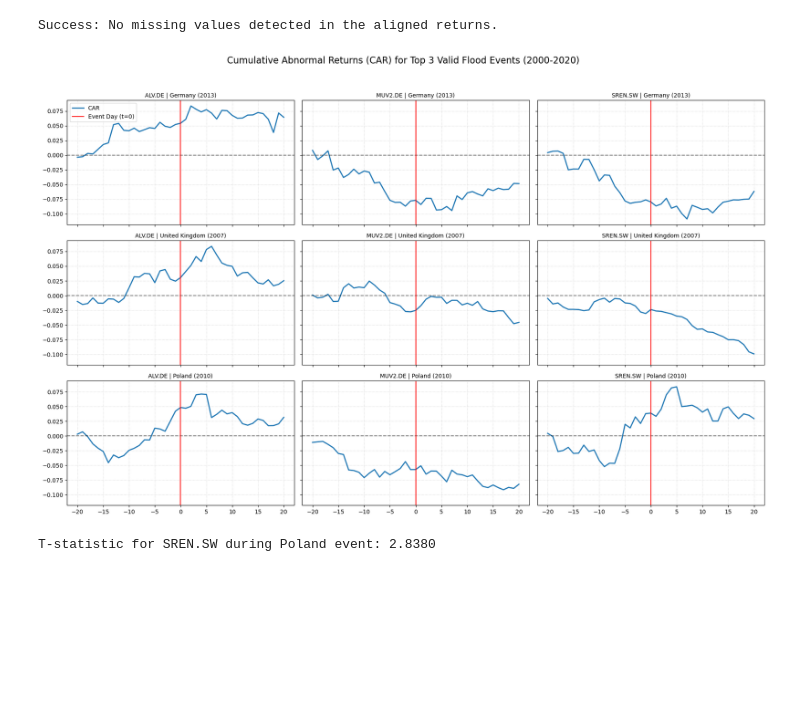
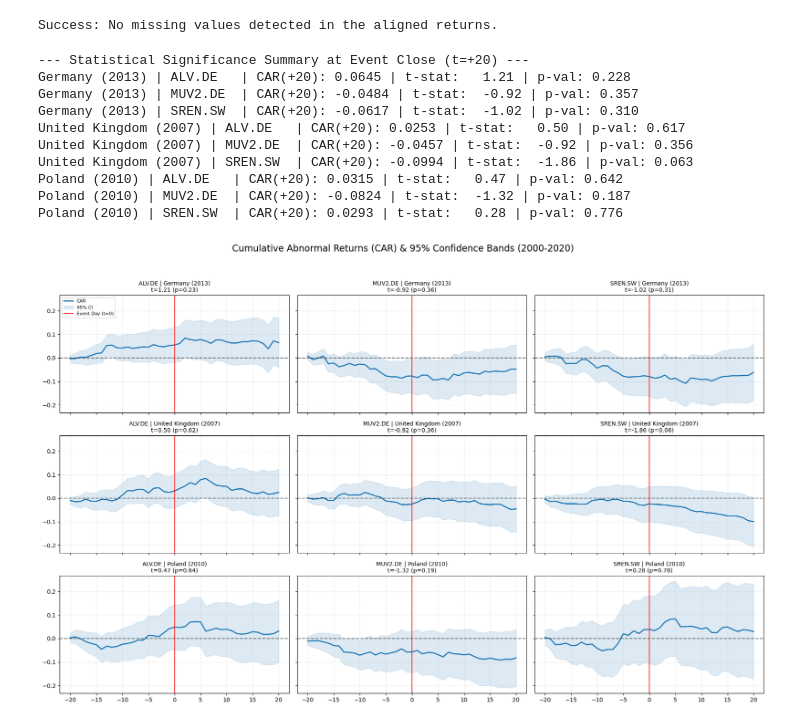
Before and after one commit to kartiktyagi0901-ux/Climate-risk-event-study, a Jupyter notebook: Climate change event study.ipynb, the cells around one changed output. Saved outputs shown, nothing was run; the diff lists cells and outputs as text; code cells hidden in the pictures; blank space fills up the shorter version.

```diff
--- a/Climate change event study.ipynb
+++ b/Climate change event study.ipynb
@@ -196,62 +198,68 @@ def test_significance(car_series):
 # 5. EXECUTION AND VISUALIZATION PIPELINE
 
 fig, axes = plt.subplots(3, 3, figsize=(18, 12), sharex=True, sharey=True)
-fig.suptitle('Cumulative Abnormal Returns (CAR) for Top 3 Valid Flood Events (2000-2020)', fontsize=16)
+fig.suptitle('Cumulative Abnormal Returns (CAR) & 95% Confidence Bands (2000-2020)', fontsize=16)
 
-# Sort all floods in the period by magnitude
 all_sorted_floods = df_period.sort_values(by='Losses (2020 euro)', ascending=False)
+valid_rows = 0
 
-valid_rows = 0
+print("--- Statistical Significance Summary at Event Close (t=+20) ---")
 
 for index, flood in all_sorted_floods.iterrows():
     if valid_rows >= 3:
-        break # Stop automatically once we have 3 successful rows plotted
+        break
 
     raw_event_date = flood['Start date']
     flood_location = flood['Country name']
     flood_year = flood['Year']
 
     try:
         trading_date = get_nearest_trading_day(raw_event_date, stock_returns.index)
-
-        # Pre-flight check: ensure we have at least 250 days of history before the event
         event_idx = stock_returns.index.get_loc(trading_date)
         if (event_idx - 250) < 0:
-            continue # Silently skip this flood and evaluate the next biggest one
+            continue
+    except KeyError:
+        continue
 
-    except KeyError:
-        continue # Skip if the date is completely unmapped
-
-    # If the code reaches here, the event has enough data. Let's plot the row!
     for col_idx, ticker in enumerate(tickers):
         ax = axes[valid_rows, col_idx]
 
-        # Run the CAPM model and calculate CAR
         capm_model = estimate_capm(stock_returns[ticker], market_returns, trading_date)
-        ar, car = calculate_car(capm_model, stock_returns[ticker], market_returns, trading_date)
+        ar, car, car_se, t_stat, p_val = calculate_car_with_stats(
+            capm_model, stock_returns[ticker], market_returns, trading_date
+        )
 
-        # Plot the Cumulative Abnormal Returns (CAR)
-        ax.plot(range(-20, 21), car, label='CAR', color='#1f77b4', linewidth=2)
+        # Print statistical test summary
+        sig_marker = "*" if p_val < 0.05 else ""
+        print(f"{flood_location} ({flood_year}) | {ticker:8} | CAR(+20): {car.iloc[-1]:.4f} | t-stat: {t_stat:6.2f} | p-val: {p_val:.3f} {sig_marker}")
+
+        # Plot CAR and 95% Confidence Bands (1.96 * SE)
+        event_range = range(-20, 21)
+        ax.plot(event_range, car, label='CAR', color='#1f77b4', linewidth=2)
+        ax.fill_between(event_range, car - 1.96*car_se, car + 1.96*car_se, color='#1f77b4', alpha=0.15, label='95% CI')
+
         ax.axhline(0, color='black', linestyle='--', alpha=0.5)
-        ax.axvline(0, color='red', linestyle='-', label='Event Day (t=0)')
+        ax.axvline(0, color='red', linestyle='-', alpha=0.8, label='Event Day (t=0)')
 
-        # Format the charts
-        ax.set_title(f"{ticker} | {flood_location} ({flood_year})", fontsize=10)
+        ax.set_title(f"{ticker} | {flood_location} ({flood_year})\nt={t_stat:.2f} (p={p_val:.2f})", fontsize=10)
         ax.grid(True, linestyle=':', alpha=0.6)
 
-        # Add legend only to the first chart
         if valid_rows == 0 and col_idx == 0:
-            ax.legend()
+            ax.legend(loc='upper left', fontsize=8)
 
-    # Increment the counter only after successfully plotting all 3 companies for this flood
     valid_rows += 1
 
 plt.tight_layout(rect=[0, 0.03, 1, 0.95])
 plt.show()
-
-t_val = test_significance(car)
-
-print(f"T-statistic for {ticker} during {flood_location} event: {t_val:.4f}")
 # %% [output]
+--- Statistical Significance Summary at Event Close (t=+20) ---
+Germany (2013) | ALV.DE   | CAR(+20): 0.0645 | t-stat:   1.21 | p-val: 0.228
+Germany (2013) | MUV2.DE  | CAR(+20): -0.0484 | t-stat:  -0.92 | p-val: 0.357
+Germany (2013) | SREN.SW  | CAR(+20): -0.0617 | t-stat:  -1.02 | p-val: 0.310
+United Kingdom (2007) | ALV.DE   | CAR(+20): 0.0253 | t-stat:   0.50 | p-val: 0.617
+United Kingdom (2007) | MUV2.DE  | CAR(+20): -0.0457 | t-stat:  -0.92 | p-val: 0.356
+United Kingdom (2007) | SREN.SW  | CAR(+20): -0.0994 | t-stat:  -1.86 | p-val: 0.063
+Poland (2010) | ALV.DE   | CAR(+20): 0.0315 | t-stat:   0.47 | p-val: 0.642
+Poland (2010) | MUV2.DE  | CAR(+20): -0.0824 | t-stat:  -1.32 | p-val: 0.187
+Poland (2010) | SREN.SW  | CAR(+20): 0.0293 | t-stat:   0.28 | p-val: 0.776
-[figure, old version]
+[figure, new version]
-T-statistic for SREN.SW during Poland event: 2.8380
```
Also changed, not shown: parts of 1 cell of this notebook.
